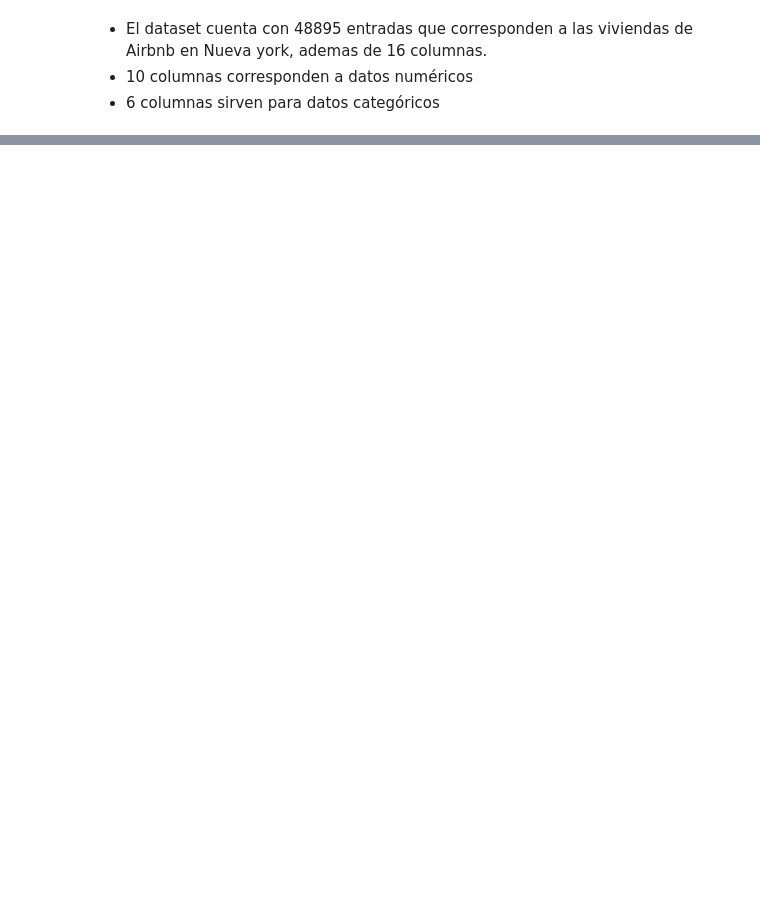
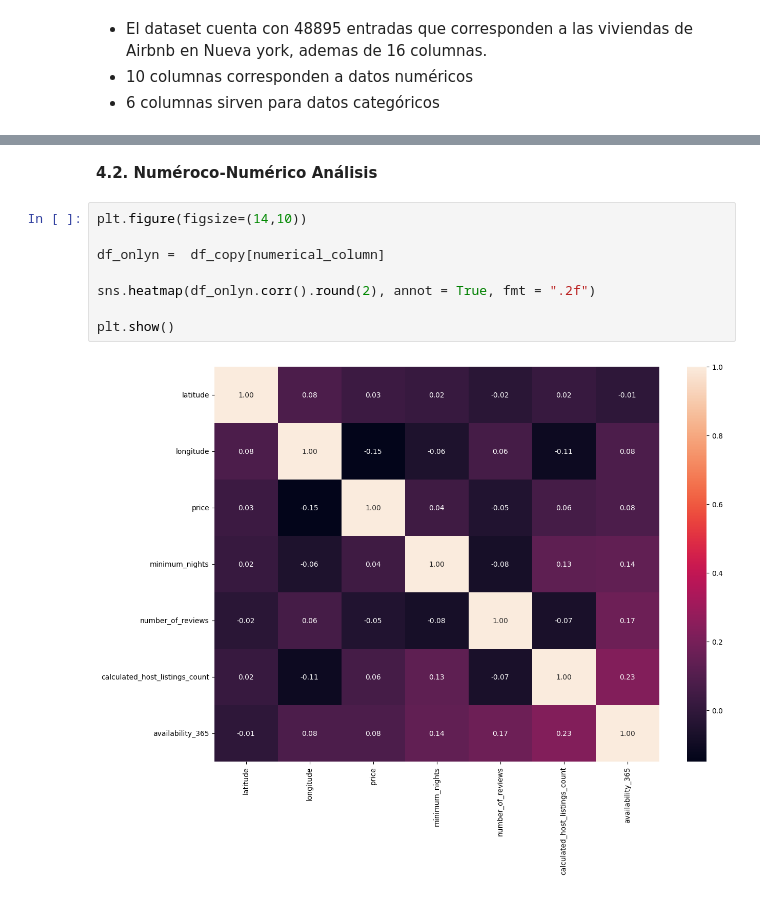
Before and after one commit to BryanJT16/Analisis-de-datos, a Jupyter notebook: src/explorar.ipynb, the cells around one changed output, grey strips where cells are left out. Saved outputs shown, nothing was run; the diff lists cells and outputs as text; blank space fills up the shorter version.

```diff
--- a/src/explorar.ipynb
+++ b/src/explorar.ipynb
@@ -77,0 +309,12 @@ memory usage: 6.0+ MB
+# %% [markdown]
+**4.2. Numéroco-Numérico Análisis**
+# %%
+plt.figure(figsize=(14,10))
+
+df_onlyn =  df_copy[numerical_column]
+
+sns.heatmap(df_onlyn.corr().round(2), annot = True, fmt = ".2f")
+
+plt.show()
+# %% [output]
+[figure, added]
```
Also changed, not shown: parts of 64 cells of this notebook.
